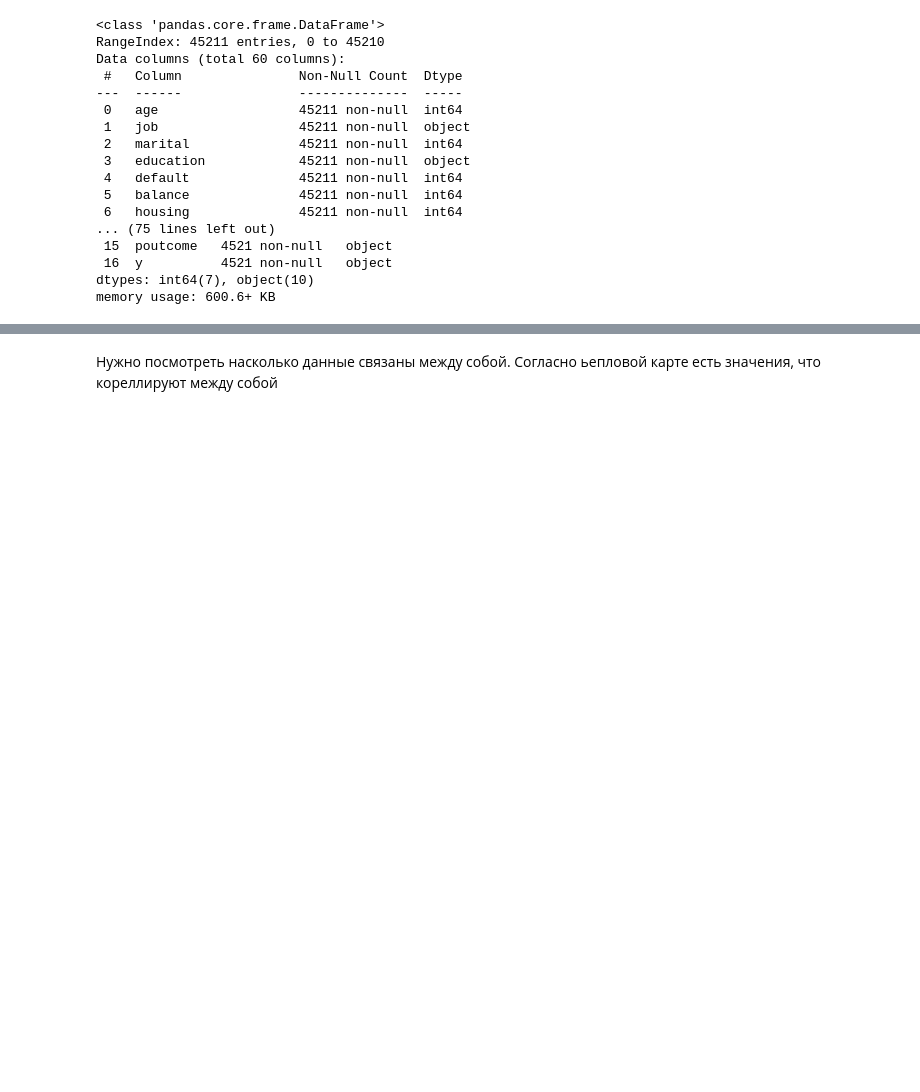
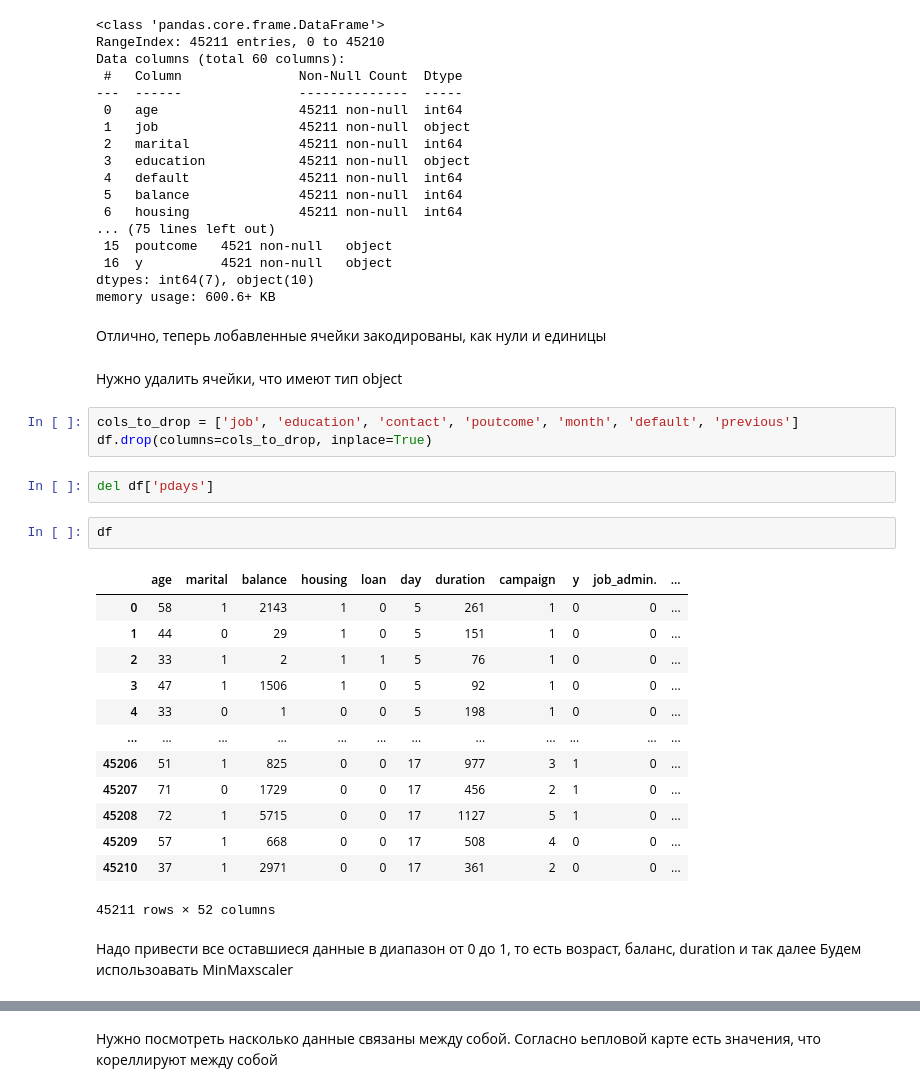
Before and after one commit to kwillon/ML_HW_411451_, a Jupyter notebook: Credit.ipynb, the cells around one changed output, grey strips where cells are left out. Drawn from its saved outputs; the diff is of its cells as text; blank space fills up the shorter version.

```diff
--- a/Credit.ipynb
+++ b/Credit.ipynb
@@ -349,3 +374,31 @@ Data columns (total 60 columns):
  16  y          4521 non-null   object
 dtypes: int64(7), object(10)
 memory usage: 600.6+ KB
+# %% [markdown]
+Отлично, теперь лобавленные ячейки закодированы, как нули и единицы
+# %% [markdown]
+Нужно удалить ячейки, что имеют тип object
+# %%
+cols_to_drop = ['job', 'education', 'contact', 'poutcome', 'month', 'default', 'previous']
+df.drop(columns=cols_to_drop, inplace=True)
+# %%
+del df['pdays']
+# %%
+df
+# %% [output]
+|  | age | marital | balance | housing | loan | day | duration | campaign | y | job_admin. | ... |
+| 0 | 58 | 1 | 2143 | 1 | 0 | 5 | 261 | 1 | 0 | 0 | ... |
+| 1 | 44 | 0 | 29 | 1 | 0 | 5 | 151 | 1 | 0 | 0 | ... |
+| 2 | 33 | 1 | 2 | 1 | 1 | 5 | 76 | 1 | 0 | 0 | ... |
+| 3 | 47 | 1 | 1506 | 1 | 0 | 5 | 92 | 1 | 0 | 0 | ... |
+| 4 | 33 | 0 | 1 | 0 | 0 | 5 | 198 | 1 | 0 | 0 | ... |
+| ... | ... | ... | ... | ... | ... | ... | ... | ... | ... | ... | ... |
+| 45206 | 51 | 1 | 825 | 0 | 0 | 17 | 977 | 3 | 1 | 0 | ... |
+| 45207 | 71 | 0 | 1729 | 0 | 0 | 17 | 456 | 2 | 1 | 0 | ... |
+| 45208 | 72 | 1 | 5715 | 0 | 0 | 17 | 1127 | 5 | 1 | 0 | ... |
+| 45209 | 57 | 1 | 668 | 0 | 0 | 17 | 508 | 4 | 0 | 0 | ... |
+| 45210 | 37 | 1 | 2971 | 0 | 0 | 17 | 361 | 2 | 0 | 0 | ... |
+45211 rows × 52 columns
+# %% [markdown]
+Надо привести все оставшиеся данные в диапазон от 0 до 1, то есть возраст, баланс, duration и так далее
+Будем использоавать MinMaxscaler
```
Also changed, not shown: parts of 29 cells of this notebook.
